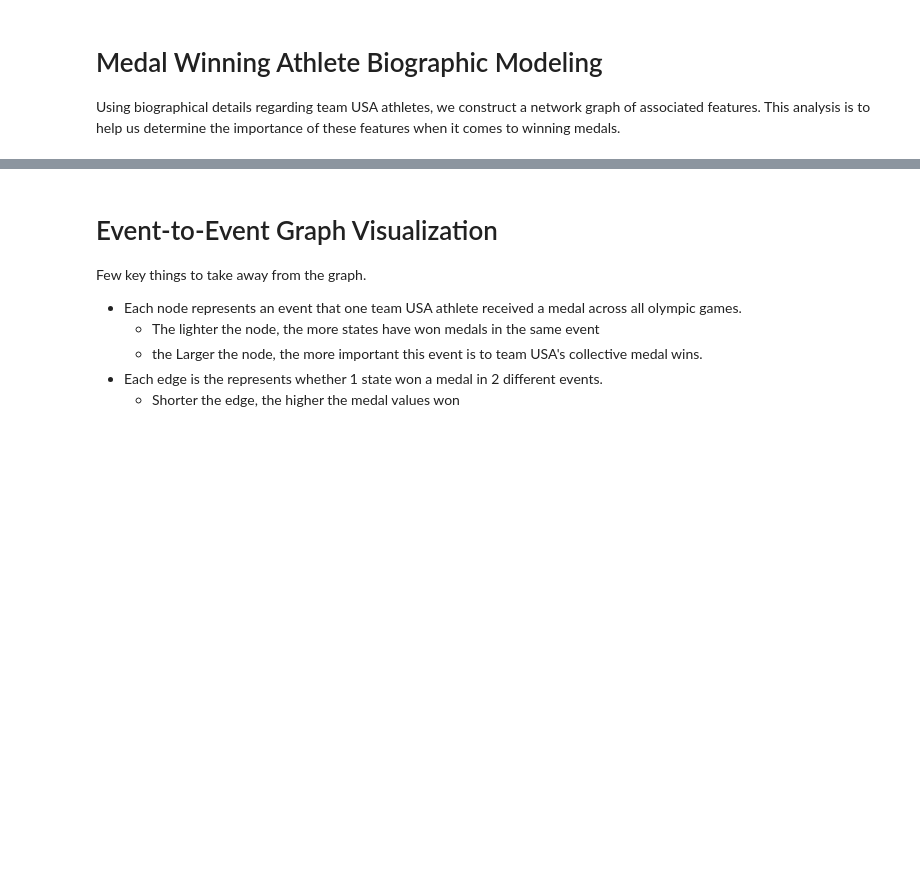
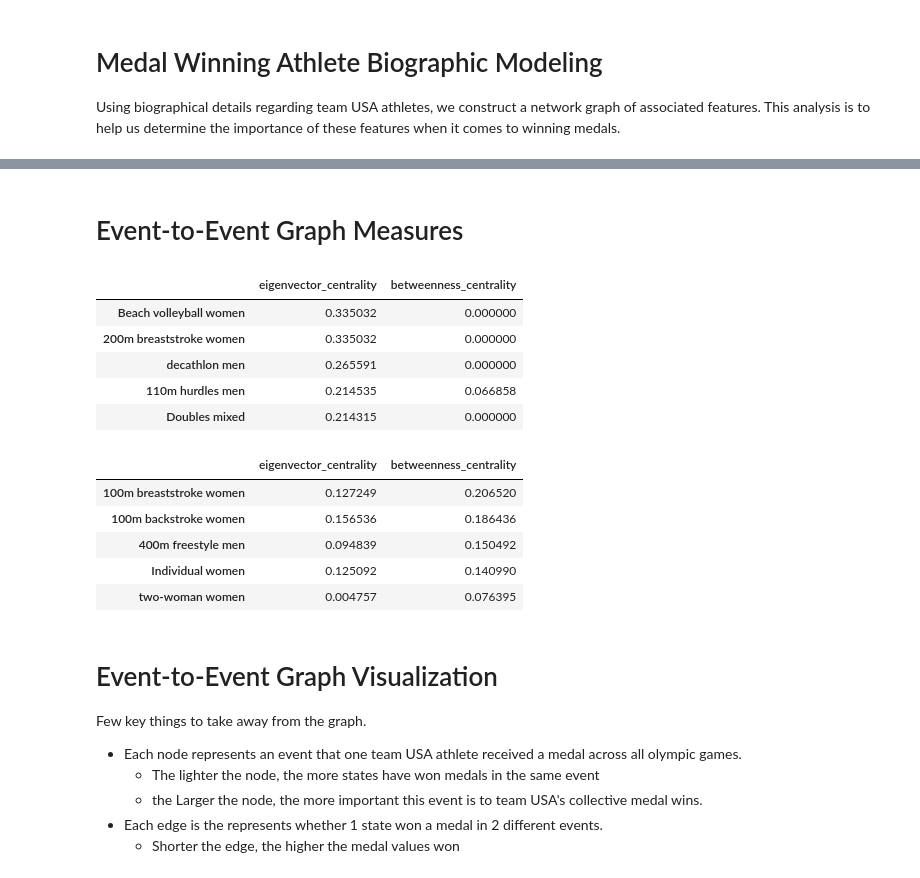
Before and after one commit to andresprincipe/jhu_patterns_and_reps_final, a Jupyter notebook: analysis_modeling.ipynb, the cells around one changed output, grey strips where cells are left out. Cells and saved outputs as stored; diff of their text form; code cells hidden in the pictures; blank space fills up the shorter version.

```diff
--- a/analysis_modeling.ipynb
+++ b/analysis_modeling.ipynb
@@ -168,3 +154,36 @@ See the caveats in the documentation: https://pandas.pydata.org/pandas-docs/stab
+# %% [markdown]
+# Event-to-Event Graph Measures
+# %%
+eigen_centrality_se = pd.Series(nx.eigenvector_centrality(state_g, weight='weight'))
+betweenness_centrality_se = pd.Series(nx.betweenness_centrality(state_g, weight='weight'))
+
+
+eigen_centrality_se.sort_values(ascending=False).head(10)
+network_measures_df = pd.concat([eigen_centrality_se,
+                                 betweenness_centrality_se],
+                                 axis=1,
+                                 keys=['eigenvector_centrality',
+                                       'betweenness_centrality'])
+display(network_measures_df.sort_values(by='eigenvector_centrality',
+                                        ascending=False).head(5))
+display(network_measures_df.sort_values(by='betweenness_centrality',
+                                        ascending=False).head(5))
+
+# outputting network measures to csv for visualization
+network_measures_df.to_csv(os.path.join(VIS_DIR,'network_measures.csv'),index=True)
+# %% [output]
+|  | eigenvector_centrality | betweenness_centrality |
+| Beach volleyball women | 0.335032 | 0.000000 |
+| 200m breaststroke women | 0.335032 | 0.000000 |
+| decathlon men | 0.265591 | 0.000000 |
+| 110m hurdles men | 0.214535 | 0.066858 |
+| Doubles mixed | 0.214315 | 0.000000 |
+|  | eigenvector_centrality | betweenness_centrality |
+| 100m breaststroke women | 0.127249 | 0.206520 |
+| 100m backstroke women | 0.156536 | 0.186436 |
+| 400m freestyle men | 0.094839 | 0.150492 |
+| Individual women | 0.125092 | 0.140990 |
+| two-woman women | 0.004757 | 0.076395 |
 # %% [markdown]
 # Event-to-Event Graph Visualization
 Few key things to take away from the graph.
```
Also changed, not shown: parts of 4 cells of this notebook, 3 other files.
